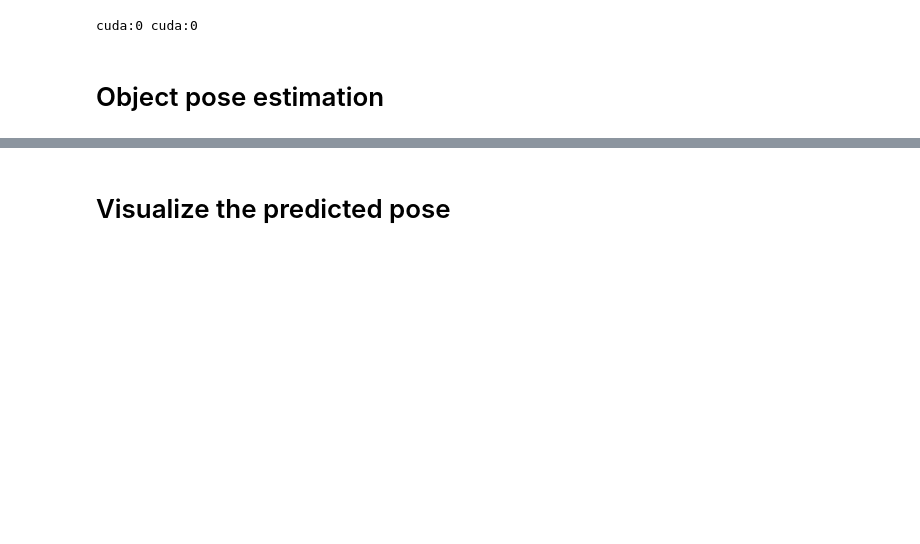
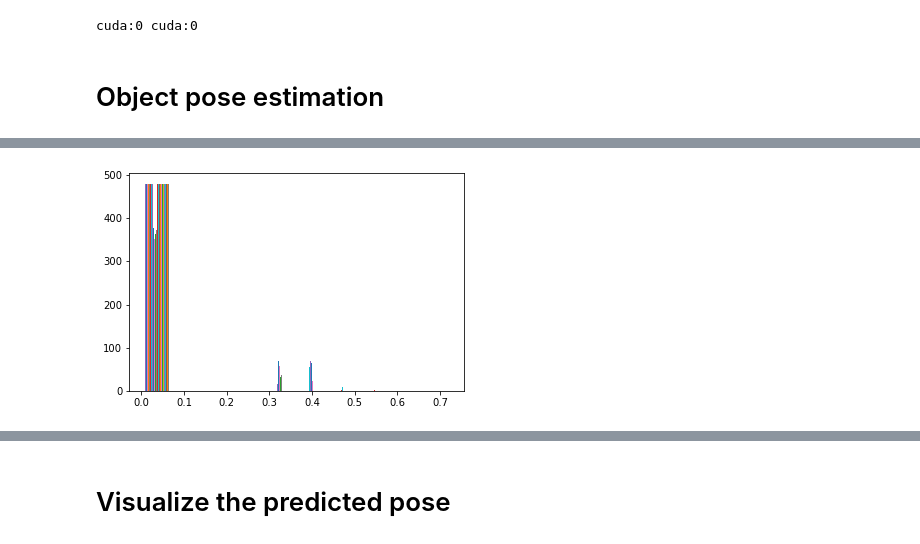
Before and after one commit to EternalGoldenBraid/pose_demo, a Jupyter notebook: example/prototype.ipynb, the cells around one changed output, grey strips where cells are left out. Cells and saved outputs as stored; diff of their text form; code cells hidden in the pictures; blank space fills up the shorter version.

```diff
--- a/example/prototype.ipynb
+++ b/example/prototype.ipynb
@@ -312,3 +321,8 @@ tensor([[-0.6845, -0.7180,  0.1258],
+# %%
+plt.hist(tar_obj_depth.cpu().numpy())
+plt.show()
+# %% [output]
+[figure, added]
 # %%
 tar_obj_codebook['diameter'], view_depth[obj_mask.bool()].max(), view_depth[obj_mask.bool()].min()
 # %% [output]
```
Also changed, not shown: parts of 9 cells of this notebook, 13 other files.
